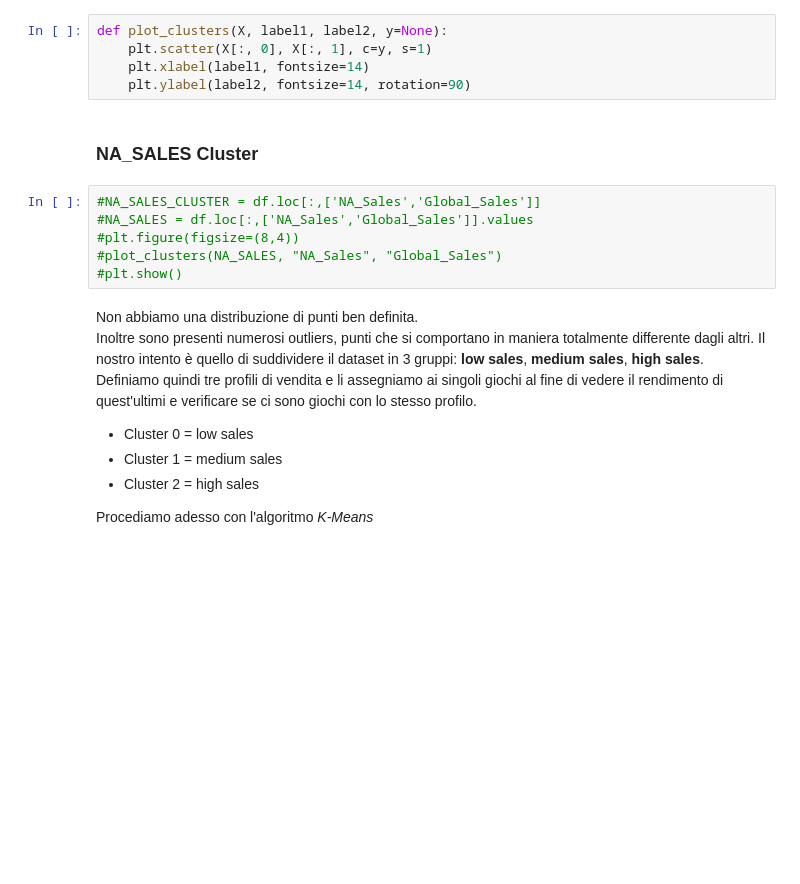
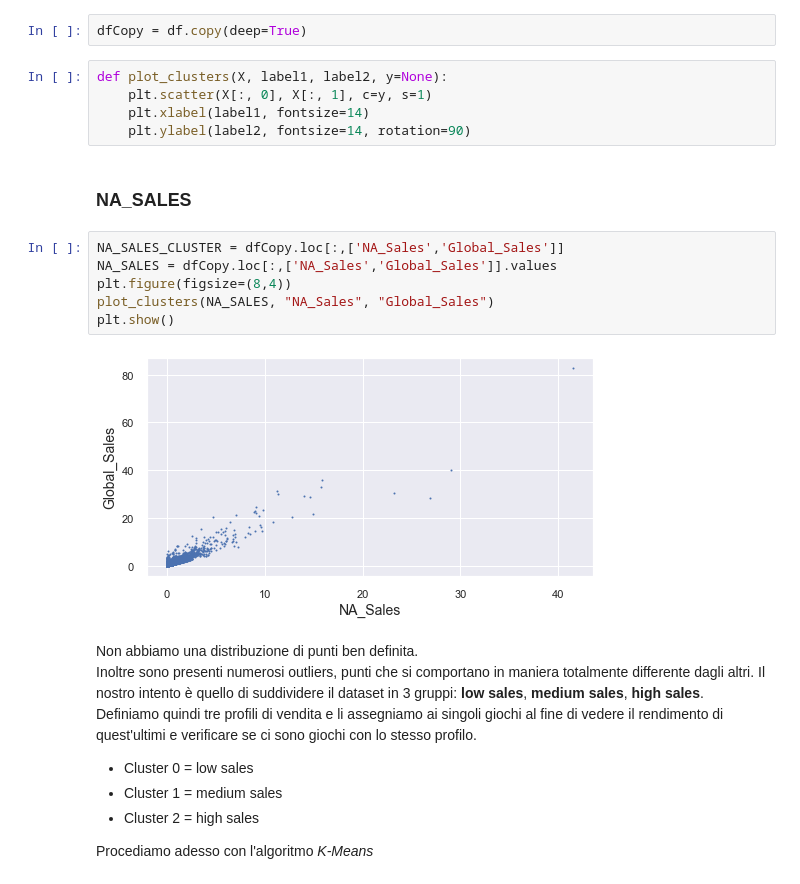
Before and after one commit to SimoneeBr/dm-project, a Jupyter notebook: Progetto_Game_Sales.ipynb, the cells around one changed output. Cells and saved outputs as stored; diff of their text form; blank space fills up the shorter version.

```diff
--- a/Progetto_Game_Sales.ipynb
+++ b/Progetto_Game_Sales.ipynb
@@ -540,16 +546,20 @@ In particolare il clustering viene fatto sui dati ottenuti nella fase del prepro
+# %%
+dfCopy = df.copy(deep=True)
 # %%
 def plot_clusters(X, label1, label2, y=None):
     plt.scatter(X[:, 0], X[:, 1], c=y, s=1)
     plt.xlabel(label1, fontsize=14)
     plt.ylabel(label2, fontsize=14, rotation=90)
 # %% [markdown]
-### NA_SALES Cluster
+### NA_SALES
 # %%
-#NA_SALES_CLUSTER = df.loc[:,['NA_Sales','Global_Sales']]
-#NA_SALES = df.loc[:,['NA_Sales','Global_Sales']].values
-#plt.figure(figsize=(8,4))
-#plot_clusters(NA_SALES, "NA_Sales", "Global_Sales")
-#plt.show()
+NA_SALES_CLUSTER = dfCopy.loc[:,['NA_Sales','Global_Sales']]
+NA_SALES = dfCopy.loc[:,['NA_Sales','Global_Sales']].values
+plt.figure(figsize=(8,4))
+plot_clusters(NA_SALES, "NA_Sales", "Global_Sales")
+plt.show()
+# %% [output]
+[figure, added]
 # %% [markdown]
 Non abbiamo una distribuzione di punti ben definita.
 Inoltre sono presenti numerosi outliers, punti che si comportano in maniera totalmente differente dagli altri. Il nostro intento è quello di suddividere il dataset in 3 gruppi: **low sales**, **medium sales**, **high sales**.
```
Also changed, not shown: parts of 42 cells of this notebook.
